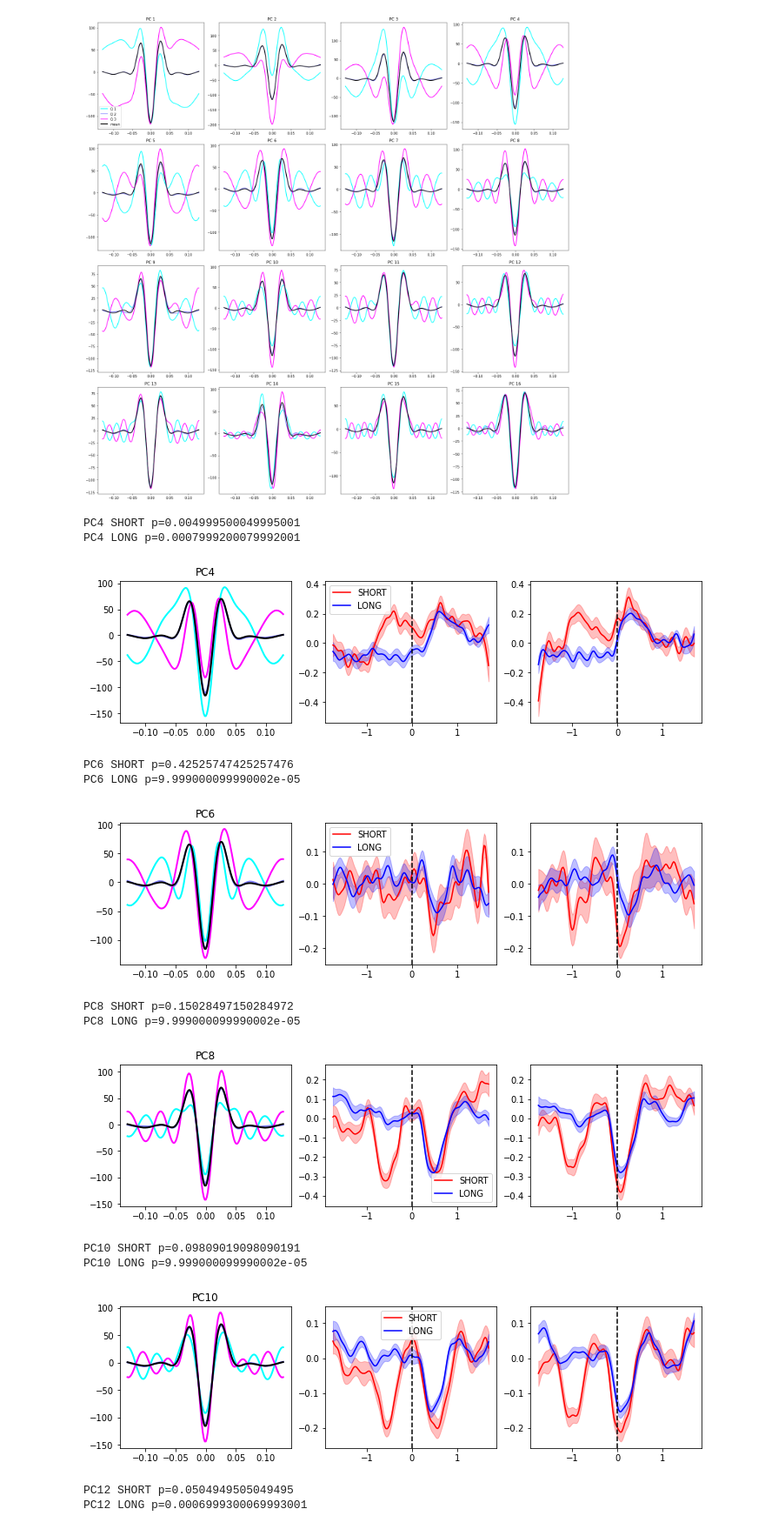
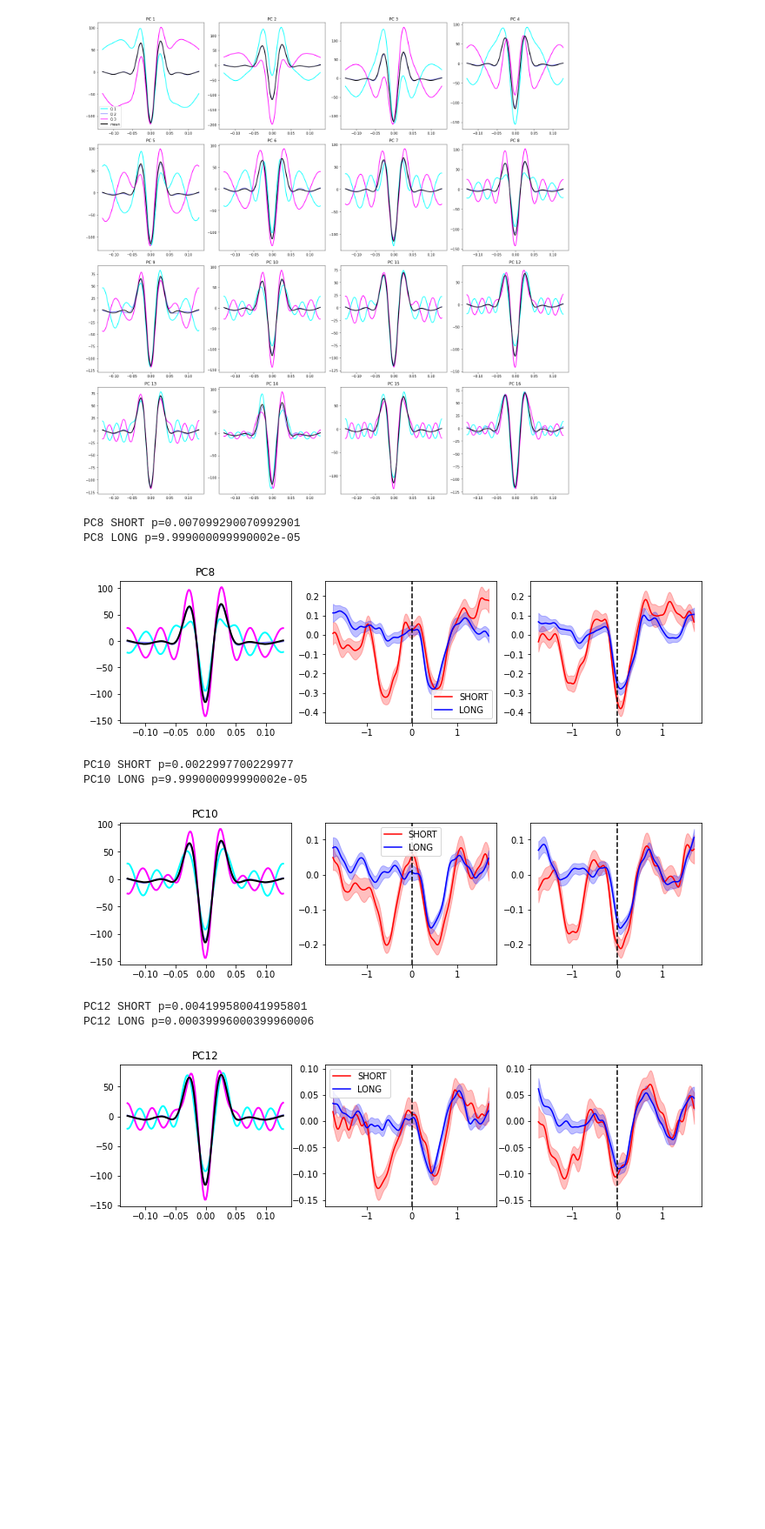
Before and after one commit to danclab/gogo_bursts, a Jupyter notebook: td_contra_analyze_pca_burst_rate.ipynb, the cells around one changed output. Shown at 87% size. Saved outputs shown, nothing was run; the diff lists cells and outputs as text; code cells hidden in the pictures; blank space fills up the shorter version.

Commit message:
use -1.5 to -1s in each condition separately as baseline

```diff
--- a/td_contra_analyze_pca_burst_rate.ipynb
+++ b/td_contra_analyze_pca_burst_rate.ipynb
@@ -120,6 +120,8 @@ waveform_times=all_bursts['waveform_times']
 # %%
 n=len(np.unique(all_bursts['subject_id']))
 print(f'N subjects={n}')
+
+subject_ids=np.unique(all_bursts['subject_id'])
 # %% [output]
 N subjects=33
 # %%
@@ -244,7 +256,7 @@ for epoch_type in epoch_types:
 n_perm = 10000  # number of permutations
 
 # Boolean mask for STIM baseline (pre-0)
-stim_baseline_mask = (stim_time_bins[:-1] > -.5) & (stim_time_bins[:-1] < 0)
+stim_baseline_mask = (stim_time_bins[:-1] > -1.5) & (stim_time_bins[:-1] < -1)
 resp_mask = (resp_time_bins[:-1] > -.25) & (resp_time_bins[:-1] < .5)
 
 task_pcs=[]
@@ -307,44 +319,39 @@ for pc in shuffling_results:
             q_map = (scores > np.percentile(scores, b)) & (scores <= np.percentile(scores, e))  # create a boolean map to select the waveforms
             q_mean = np.mean(waveforms[q_map], axis=0)
             ax.plot(waveform_times, q_mean/1e-15, lw=2, c=col_range[q_ix], label="Q {}".format(q_ix+1))
         ax.plot(waveform_times, mean_waveform/1e-15, lw=2, c="black", label="mean")
 
         # STIM
         ax1 = plt.subplot(1,3,2)
         ax1.plot(stim_time_bins[:-1], m_stim_short, color='r', label='SHORT')
         ax1.fill_between(stim_time_bins[:-1], m_stim_short-se_stim_short, m_stim_short+se_stim_short, color='r', alpha=0.25)
         ax1.plot(stim_time_bins[:-1], m_stim_long, color='b', label='LONG')
         ax1.fill_between(stim_time_bins[:-1], m_stim_long-se_stim_long, m_stim_long+se_stim_long, color='b', alpha=0.25)
         ax1.axvline(0,color='k',linestyle='--')
         ax1.legend()
         yl1=ax1.get_ylim()
 
         # RESP
         ax2 = plt.subplot(1,3,3)
         ax2.plot(resp_time_bins[:-1], m_resp_short, color='r')
         ax2.fill_between(resp_time_bins[:-1], m_resp_short-se_resp_short, m_resp_short+se_resp_short, color='r', alpha=0.25)
         ax2.plot(resp_time_bins[:-1], m_resp_long, color='b')
         ax2.fill_between(resp_time_bins[:-1], m_resp_long-se_resp_long, m_resp_long+se_resp_long, color='b', alpha=0.25)
         ax2.axvline(0,color='k',linestyle='--')
         yl2=ax2.get_ylim()
 
         ymin=np.min([yl1[0], yl2[0]])
         ymax=np.max([yl1[1], yl2[1]])
         ax1.set_ylim(ymin, ymax)
         ax2.set_ylim(ymin, ymax)
         plt.show()
 # %% [output]
-PC4 SHORT p=0.004999500049995001
-PC4 LONG p=0.0007999200079992001
+PC8 SHORT p=0.007099290070992901
+PC8 LONG p=9.999000099990002e-05
-[figure, old version]
+[figure, new version]
-PC6 SHORT p=0.42525747425257476
-PC6 LONG p=9.999000099990002e-05
+PC10 SHORT p=0.0022997700229977
+PC10 LONG p=9.999000099990002e-05
-[figure, old version]
+[figure, new version]
-PC8 SHORT p=0.15028497150284972
-PC8 LONG p=9.999000099990002e-05
+PC12 SHORT p=0.004199580041995801
+PC12 LONG p=0.00039996000399960006
-[figure, old version]
+[figure, new version]
-PC10 SHORT p=0.09809019098090191
-PC10 LONG p=9.999000099990002e-05
-[figure, removed]
-PC12 SHORT p=0.0504949505049495
-PC12 LONG p=0.0006999300069993001
```
Also changed, not shown: parts of 19 cells of this notebook, 2 other files.
